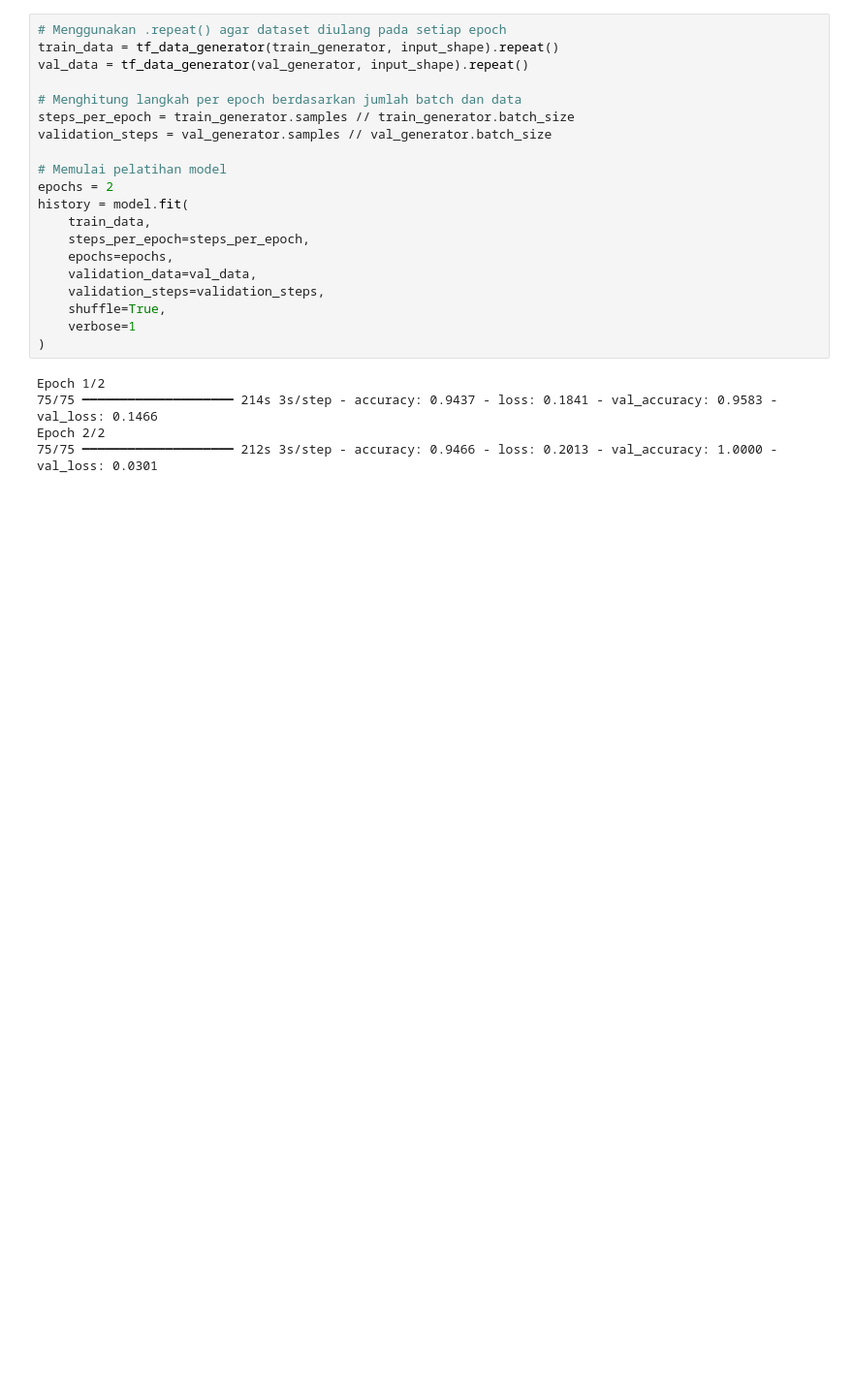
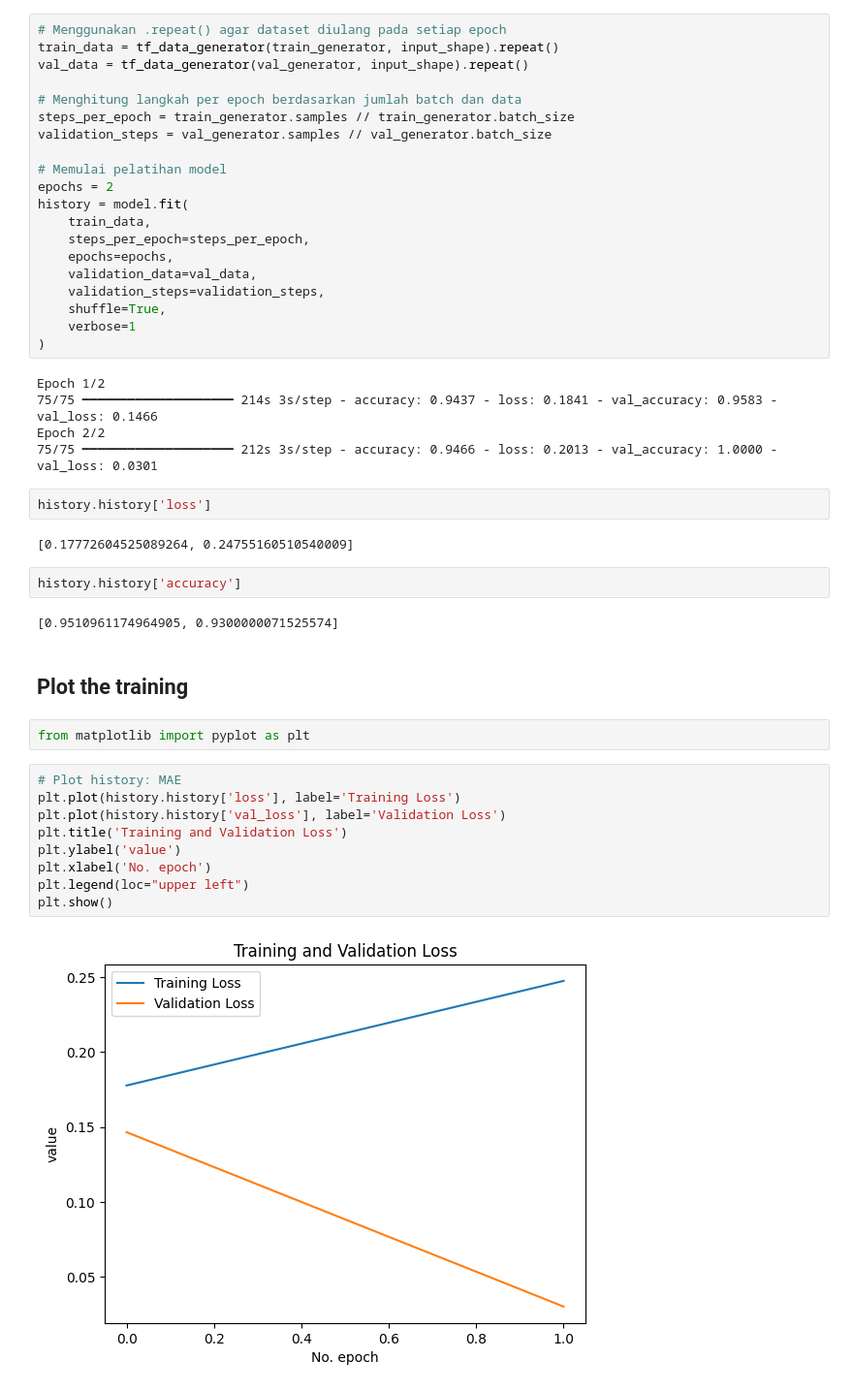
Before and after one commit to rivaelsagala/project-PM-kel-05, a Jupyter notebook: ModelTrain.ipynb, the cells around one changed output. Shown at 97% size. Cells and saved outputs as stored; diff of their text form; blank space fills up the shorter version.

```diff
--- a/ModelTrain.ipynb
+++ b/ModelTrain.ipynb
@@ -399,3 +401,26 @@ Epoch 1/2
 75/75 ━━━━━━━━━━━━━━━━━━━━ 214s 3s/step - accuracy: 0.9437 - loss: 0.1841 - val_accuracy: 0.9583 - val_loss: 0.1466
 Epoch 2/2
 75/75 ━━━━━━━━━━━━━━━━━━━━ 212s 3s/step - accuracy: 0.9466 - loss: 0.2013 - val_accuracy: 1.0000 - val_loss: 0.0301
+# %%
+history.history['loss']
+# %% [output]
+[0.17772604525089264, 0.24755160510540009]
+# %%
+history.history['accuracy']
+# %% [output]
+[0.9510961174964905, 0.9300000071525574]
+# %% [markdown]
+## Plot the training
+# %%
+from matplotlib import pyplot as plt
+# %%
+# Plot history: MAE
+plt.plot(history.history['loss'], label='Training Loss')
+plt.plot(history.history['val_loss'], label='Validation Loss')
+plt.title('Training and Validation Loss')
+plt.ylabel('value')
+plt.xlabel('No. epoch')
+plt.legend(loc="upper left")
+plt.show()
+# %% [output]
+[figure, added]
```
Also changed, not shown: parts of 7 cells of this notebook.
